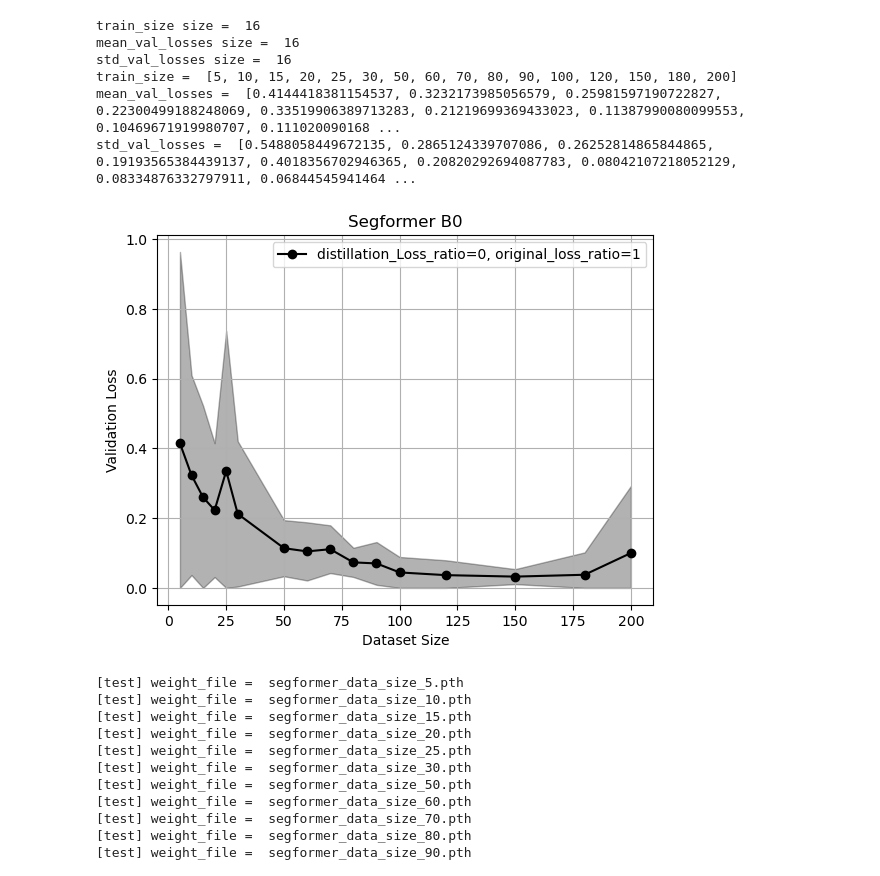
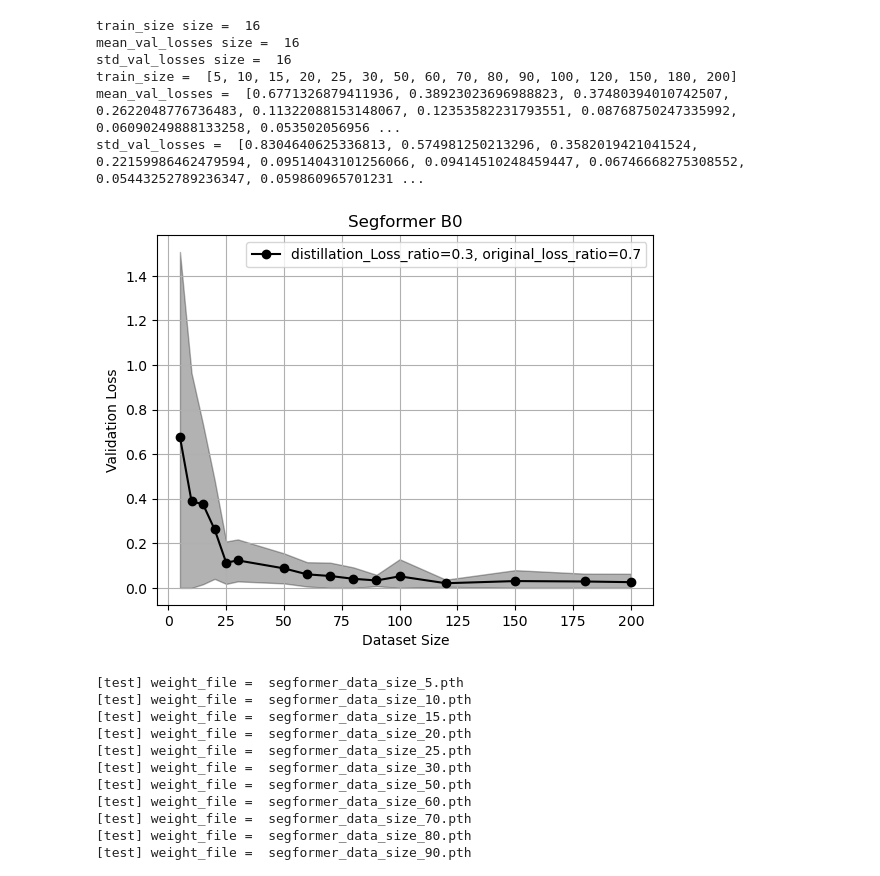
Before and after one commit to Eat-Apple-Again/RipplesDetection, a Jupyter notebook: KD_segformer_0409_num2.ipynb, the cells around one changed output. Drawn from its saved outputs; the diff is of its cells as text; code cells hidden in the pictures.

Commit message:
Attempted: teacher_ratio=0.3, temperature=5

```diff
--- a/KD_segformer_0409_num2.ipynb
+++ b/KD_segformer_0409_num2.ipynb
@@ -340,7 +340,7 @@ for train_size in train_sizes:
         train_loader = DataLoader(train_subset, batch_size=1, shuffle=False)
         val_loader = DataLoader(val_subset, batch_size=1, shuffle=False)
         # train
-        teacher_ratio = 0
+        teacher_ratio = 0.3
         temperature = 5
         lc = train(model_segformer, model_sam, processor_sam, train_loader, val_loader, train_size, True, teacher_ratio, temperature)
 
@@ -376,29 +376,29 @@ Wall time: 10h 15min 5s
 # %%
 print("train_size size = ", np.array(train_sizes).size)
 print("mean_val_losses size = ", np.array(mean_val_losses).size)
 print("std_val_losses size = ", np.array(std_val_losses).size)
 print("train_size = ", train_sizes)
 print("mean_val_losses = ", mean_val_losses)
 print("std_val_losses = ", std_val_losses)
 
 plt.figure()
-plt.plot(train_sizes, mean_val_losses, marker='o', color='black', label=f'distillation_Loss_ratio={teacher_ratio}, original_loss_ratio={1-teacher_ratio}')
+plt.plot(train_sizes, mean_val_losses, marker='o', color='black', label=f'distillation_Loss_ratio={teacher_ratio}, original_loss_ratio={round(1-teacher_ratio, 2)}')
 plt.fill_between(train_sizes, np.maximum(0, np.array(mean_val_losses) - np.array(std_val_losses)),
                  np.array(mean_val_losses) + np.array(std_val_losses), color='black', alpha=0.3)
 plt.title('Segformer B0')
 plt.xlabel('Dataset Size')
 plt.ylabel('Validation Loss')
 plt.grid(True)
 plt.legend()
 plt.show()
 # %% [output]
 train_size size =  16
 mean_val_losses size =  16
 std_val_losses size =  16
 train_size =  [5, 10, 15, 20, 25, 30, 50, 60, 70, 80, 90, 100, 120, 150, 180, 200]
-mean_val_losses =  [0.4144418381154537, 0.3232173985056579, 0.25981597190722827, 0.22300499188248069, 0.33519906389713283, 0.21219699369433023, 0.11387990080099553, 0.10469671919980707, 0.111020090168 ...
-std_val_losses =  [0.5488058449672135, 0.2865124339707086, 0.26252814865844865, 0.19193565384439137, 0.4018356702946365, 0.20820292694087783, 0.08042107218052129, 0.08334876332797911, 0.06844545941464 ...
+mean_val_losses =  [0.6771326879411936, 0.38923023696988823, 0.37480394010742507, 0.2622048776736483, 0.11322088153148067, 0.12353582231793551, 0.08768750247335992, 0.06090249888133258, 0.053502056956 ...
+std_val_losses =  [0.8304640625336813, 0.574981250213296, 0.3582019421041524, 0.22159986462479594, 0.09514043101256066, 0.09414510248459447, 0.06746668275308552, 0.05443252789236347, 0.059860965701231 ...
-[figure, old version]
+[figure, new version]
 # %%
 def test_model_and_visualize(model, image_processor, test_loader, num_visualizations=5):
     device = torch.device("cuda" if torch.cuda.is_available() else "cpu")
```
Also changed, not shown: parts of 4 cells of this notebook.
